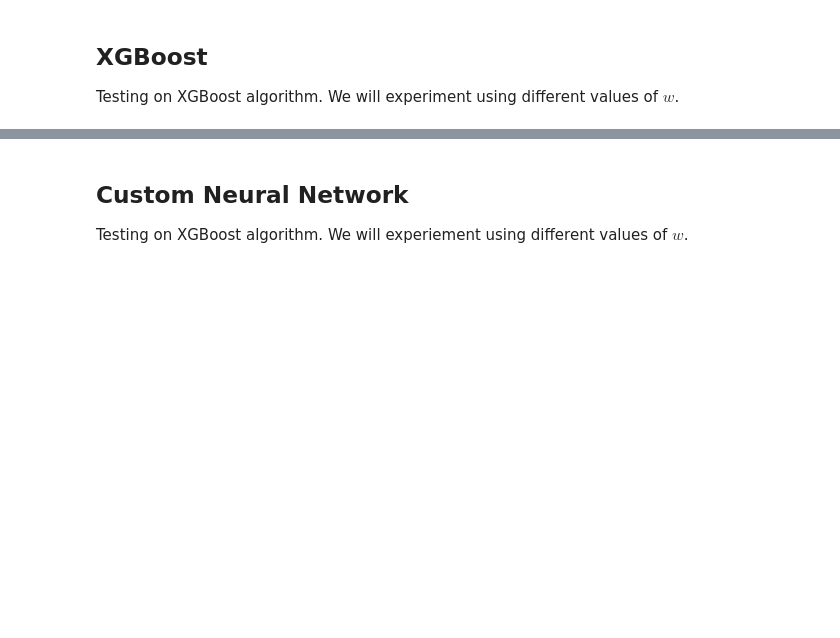
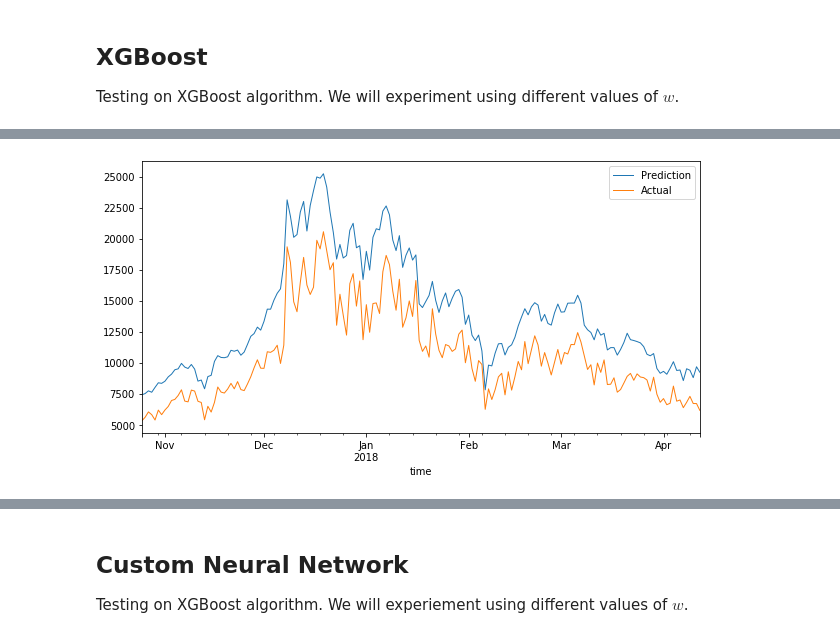
Before and after one commit to stevewam/crypto-prediction, a Jupyter notebook: Model Training.ipynb, the cells around one changed output, grey strips where cells are left out. Drawn from its saved outputs; the diff is of its cells as text; code cells hidden in the pictures; blank space fills up the shorter version.

Commit message:
Fine tuned all models

```diff
--- a/Model Training.ipynb
+++ b/Model Training.ipynb
@@ -278,15 +308,17 @@ hyperparams = {
         "gamma": "0",
         "min_child_weight": "1",
         "subsample": "0.8",
-        "objective": "reg:linear",
-        "num_round": "50",
+        "objective": "reg:squarederror",
+        "num_round": "100",
         "verbosity": "0",
-        "early_stopping_rounds": "10"
+        "early_stopping_rounds": "10",
+        "disable": '0'
 }
 # %%
-xgb_w7 = run_xgboost_model(w=7,
+xgb_w7_roi = run_xgboost_model(w=7,
                           hyperparams=hyperparams,
-                          prefix='xgb-w7',
+                          prefix='xgb-w7-roi',
                           data_dir='./data',
-                          data_df=data_df)
+                          data_df=data_df,
+                          target='roi')
 # %% [output]
@@ -316,0 +354,4 @@ Cumulative Returns: -3.95e+01%, Sharpe Ratio: 0.0355
+# %%
+plot_predicted_vs_actual(xgb_w7_roi, 'BTC')
+# %% [output]
+[figure, added]
```
Also changed, not shown: parts of 56 cells of this notebook, 2 other files.
